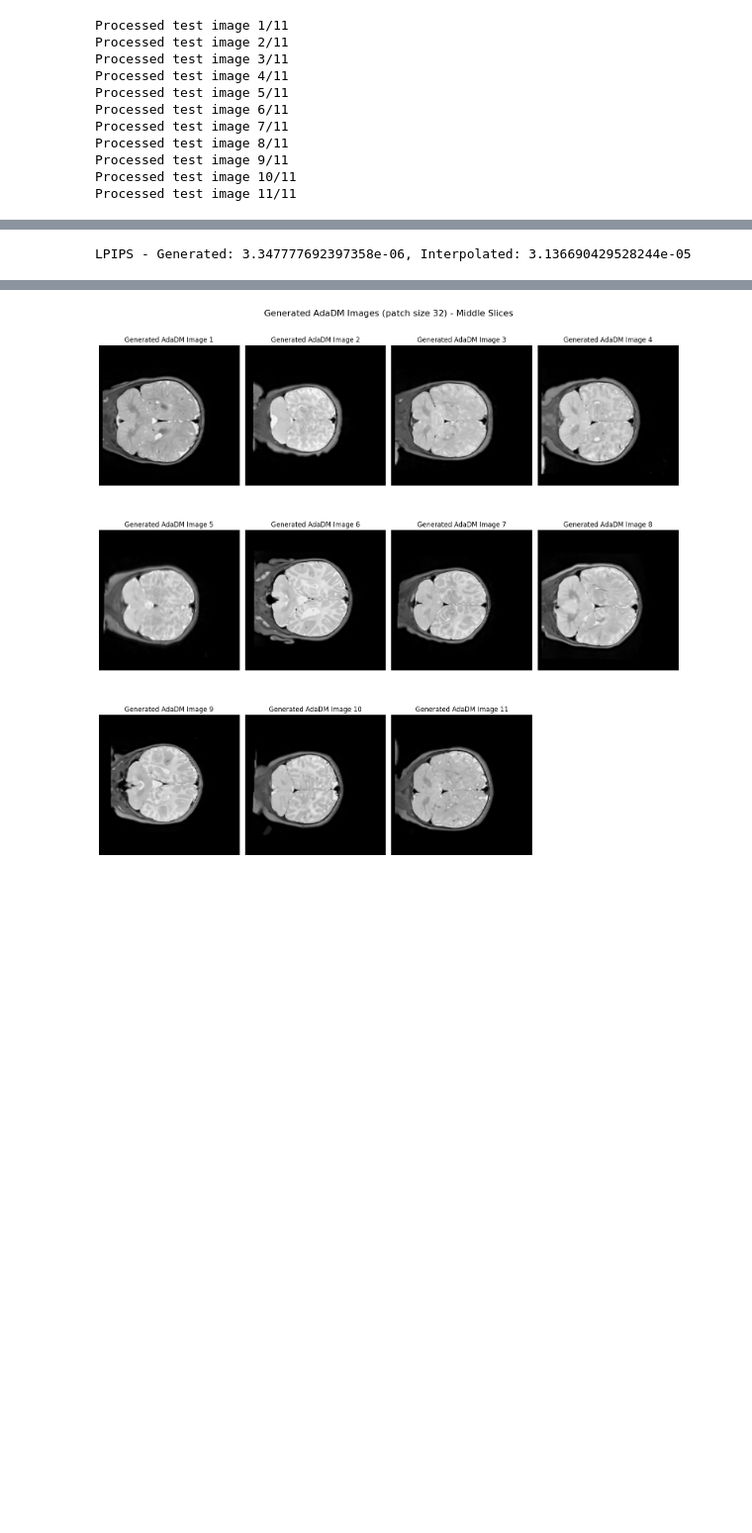
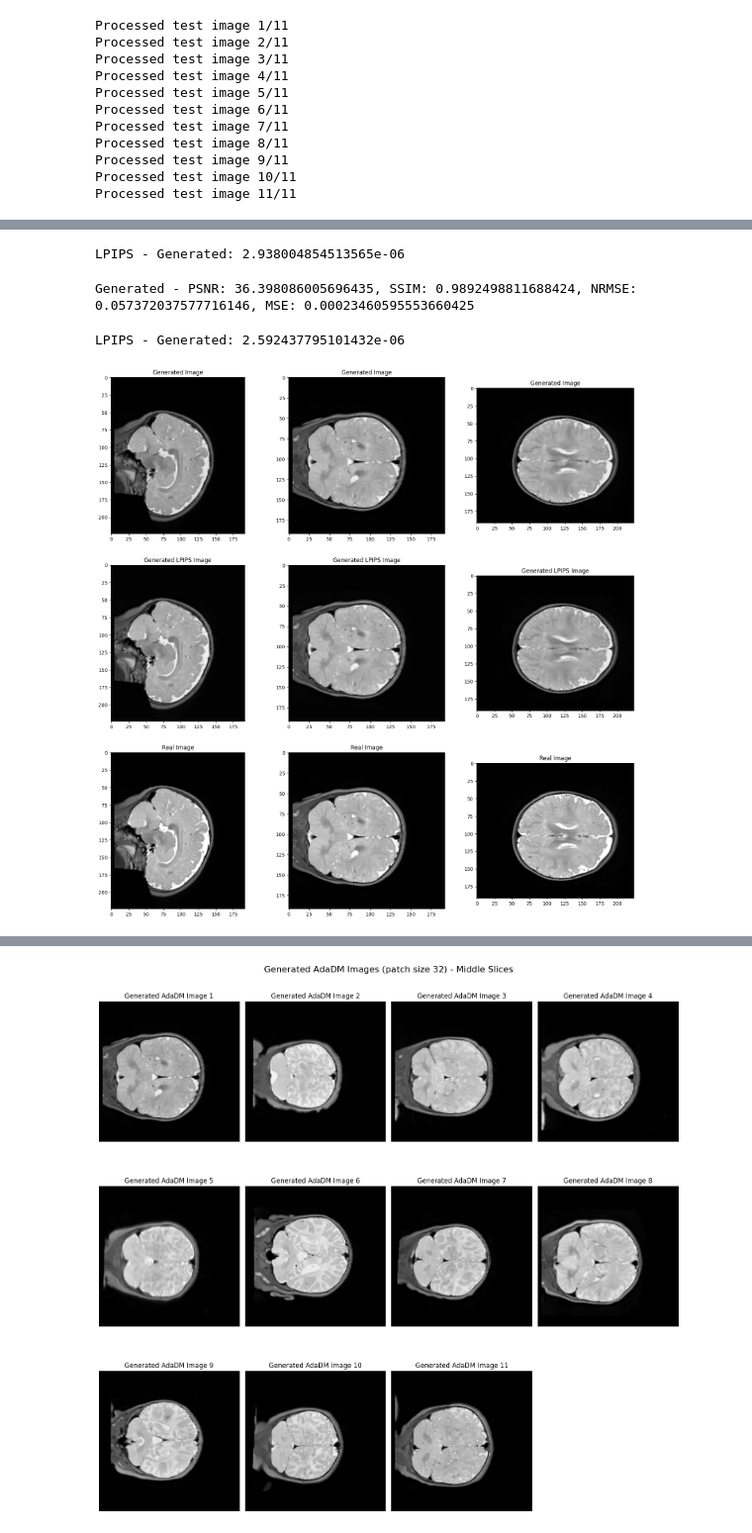
Before and after one commit to almalennartsson-dev/baby-ai-local, a Jupyter notebook: random.ipynb, the cells around one changed output, grey strips where cells are left out. Shown at 99% size. Saved outputs shown, nothing was run; the diff lists cells and outputs as text; code cells hidden in the pictures; blank space fills up the shorter version.

```diff
--- a/random.ipynb
+++ b/random.ipynb
@@ -19,0 +44,4 @@ ref_img = nib.load(str(t1_files[0]))
+# %%
+#train_t1, train_t2, train_t2_LR = get_patches(train4, patch_size, stride, target_shape, ref_img)
+#val_t1, val_t2, val_t2_LR = get_patches(val4, patch_size, stride, target_shape, ref_img)
+test_t1, test_t2, test_t2_LR = get_patches(test, patch_size, stride, target_shape, ref_img)
@@ -117,12 +483,12 @@ import torch
 # Convert numpy arrays to torch tensors and add batch and channel dimensions
 real_tensor = torch.tensor(real_images[0]).unsqueeze(0).unsqueeze(0).float()
 gen_tensor = torch.tensor(generated_images[0]).unsqueeze(0).unsqueeze(0).float()
-interp_tensor = torch.tensor(interpolated_images[0]).unsqueeze(0).unsqueeze(0).float()
+#interp_tensor = torch.tensor(interpolated_images[0]).unsqueeze(0).unsqueeze(0).float()
 
 
 gen_lpips = lpips_loss(real_tensor, gen_tensor)
-interp_lpips = lpips_loss(real_tensor, interp_tensor)
+#interp_lpips = lpips_loss(real_tensor, interp_tensor)
 
-print(f"LPIPS - Generated: {gen_lpips.item()}, Interpolated: {interp_lpips.item()}")
+print(f"LPIPS - Generated: {gen_lpips.item()}")
 # %% [output]
-LPIPS - Generated: 3.347777692397358e-06, Interpolated: 3.136690429528244e-05
+LPIPS - Generated: 2.938004854513565e-06
@@ -129,2 +501,65 @@ LPIPS - Generated: 3.347777692397358e-06, Interpolated: 3.136690429528244e-05
 # %%
-generated_adadm = generated_images
+generated_lpips = generated_images
+# %%
+#calculate metrics
+metrics = calculate_metrics(real_images, generated_lpips)
+print(f"Generated - PSNR: {metrics['psnr']}, SSIM: {metrics['ssim']}, NRMSE: {metrics['nrmse']}, MSE: {metrics['mse']}")
+
+#implement lpips
+
+from monai.losses.perceptual import PerceptualLoss, MedicalNetPerceptualSimilarity
+
+lpips_loss = MedicalNetPerceptualSimilarity()
+
+import torch
+
+# Convert numpy arrays to torch tensors and add batch and channel dimensions
+real_tensor = torch.tensor(real_images[0]).unsqueeze(0).unsqueeze(0).float()
+gen_tensor = torch.tensor(generated_lpips[0]).unsqueeze(0).unsqueeze(0).float()
+#interp_tensor = torch.tensor(interpolated_images[0]).unsqueeze(0).unsqueeze(0).float()
+
+
+gen_lpips = lpips_loss(real_tensor, gen_tensor)
+#interp_lpips = lpips_loss(real_tensor, interp_tensor)
+
+print(f"LPIPS - Generated: {gen_lpips.item()}")
+# %% [output]
+Generated - PSNR: 36.398086005696435, SSIM: 0.9892498811688424, NRMSE: 0.057372037577716146, MSE: 0.00023460595553660425
+LPIPS - Generated: 2.592437795101432e-06
+# %%
+#plot generated and real image middle slices
+import matplotlib.pyplot as plt
+import numpy as np
+mid_slice = target_shape[0] // 2
+
+plt.figure(figsize=(20,20))
+plt.subplot(3,3,1)
+plt.title("Generated Image")
+plt.imshow(generated_images[0][mid_slice,:,:], cmap='gray')
+plt.subplot(3,3,2)
+plt.title("Generated Image")
+plt.imshow(generated_images[0][:,mid_slice,:], cmap='gray')
+plt.subplot(3,3,3)
+plt.title("Generated Image")
+plt.imshow(generated_images[0][:,:,mid_slice], cmap='gray')
+plt.subplot(3,3,4)
+plt.title("Generated LPIPS Image")
+plt.imshow(generated_lpips[0][mid_slice,:,:], cmap='gray')
+plt.subplot(3,3,5)
+plt.title("Generated LPIPS Image")
+plt.imshow(generated_lpips[0][:,mid_slice,:], cmap='gray')
+plt.subplot(3,3,6)
+plt.title("Generated LPIPS Image")
+plt.imshow(generated_lpips[0][:,:,mid_slice], cmap='gray')
+plt.subplot(3,3,7)
+plt.title("Real Image")
+plt.imshow(real_images[0][mid_slice,:,:], cmap='gray')
+plt.subplot(3,3,8)
+plt.title("Real Image")
+plt.imshow(real_images[0][:,mid_slice,:], cmap='gray')
+plt.subplot(3,3,9)
+plt.title("Real Image")
+plt.imshow(real_images[0][:,:,mid_slice], cmap='gray')
+plt.show()
+# %% [output]
+[figure, added]
```
Also changed, not shown: parts of 29 cells of this notebook, 13 other files.
